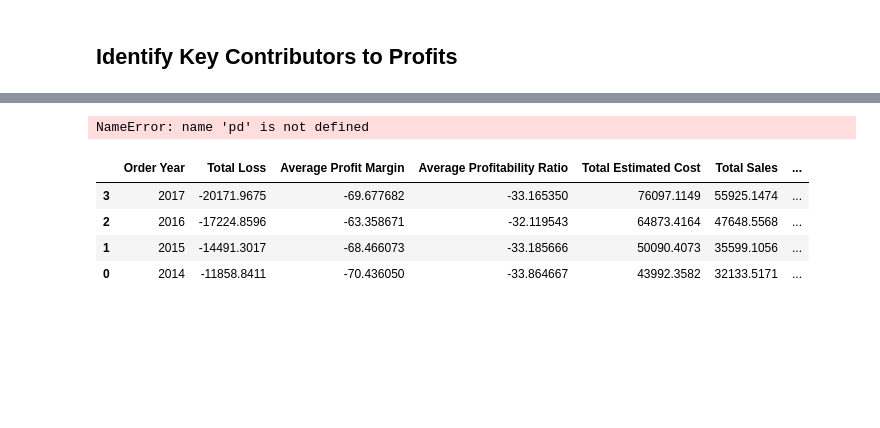
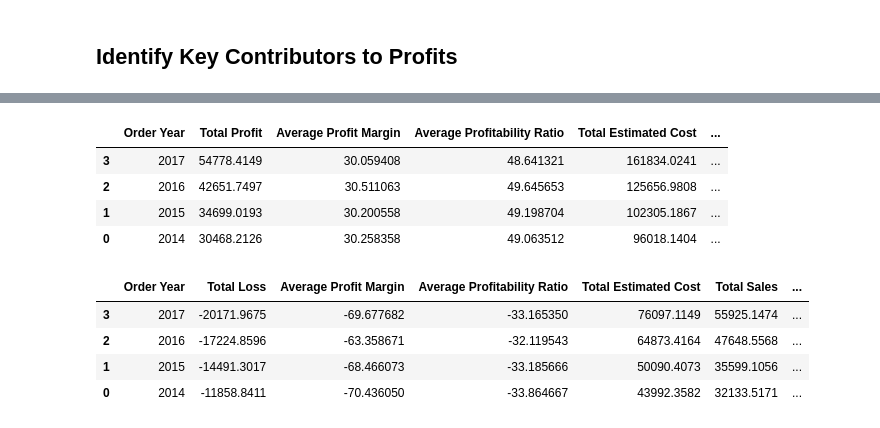
Before and after one commit to micah-shull/superstore, a Jupyter notebook: 006_superstore_PROFIT_LOSS.ipynb, the cells around one changed output, grey strips where cells are left out. Saved outputs shown, nothing was run; the diff lists cells and outputs as text; code cells hidden in the pictures; blank space fills up the shorter version.

```diff
--- a/006_superstore_PROFIT_LOSS.ipynb
+++ b/006_superstore_PROFIT_LOSS.ipynb
@@ -232,30 +230,60 @@ plt.show()
 # %%
+# Define the columns for aggregation and renaming
+aggregation_columns = {
+    'Profit': 'sum',
+    'Profit Margin': 'mean',
+    'Profitability Ratio': 'mean',  # New metric
+    'Estimated Cost': 'sum',
+    'Sales': 'sum',
+    'Discount': 'mean',
+    'Order Count': 'sum',
+    'Quantity': 'sum',
+    'Regional Market Share (%)': 'mean'  # New metric
+}
+
+rename_columns = {
+    'Profit': 'Total Loss',
+    'Profit Margin': 'Average Profit Margin',
+    'Profitability Ratio': 'Average Profitability Ratio',
+    'Estimated Cost': 'Total Estimated Cost',
+    'Sales': 'Total Sales',
+    'Discount': 'Average Discount',
+    'Order Count': 'Total Orders',
+    'Quantity': 'Total Quantity',
+    'Regional Market Share (%)': 'Average Regional Market Share'
+}
+
 # Convert 'Discount' to numeric
+data_profits['Discount'] = pd.to_numeric(data_losses['Discount'], errors='coerce')
 data_profits['Quantity'] = pd.to_numeric(data_profits['Quantity'], errors='coerce')
 
 # Aggregate profits by year using the same aggregation dictionary
 profit_table = data_profits.groupby('Order Year').agg(aggregation_columns).reset_index()
 
 # Rename columns for clarity
 profit_table.rename(columns={
     'Profit': 'Total Profit',
     'Profit Margin': 'Average Profit Margin',
     'Profitability Ratio': 'Average Profitability Ratio',
     'Estimated Cost': 'Total Estimated Cost',
     'Sales': 'Total Sales',
     'Discount': 'Average Discount',
     'Order Count': 'Total Orders',
     'Quantity': 'Total Quantity',
     'Regional Market Share (%)': 'Average Regional Market Share'
 }, inplace=True)
 
 # Sort the table by Total Profit in descending order for better analysis
 profit_table = profit_table.sort_values(by='Total Profit', ascending=False)
 
 # Display the table
 profit_table
 # %% [output]
-NameError: name 'pd' is not defined
+|  | Order Year | Total Profit | Average Profit Margin | Average Profitability Ratio | Total Estimated Cost | ... |
+| 3 | 2017 | 54778.4149 | 30.059408 | 48.641321 | 161834.0241 | ... |
+| 2 | 2016 | 42651.7497 | 30.511063 | 49.645653 | 125656.9808 | ... |
+| 1 | 2015 | 34699.0193 | 30.200558 | 49.198704 | 102305.1867 | ... |
+| 0 | 2014 | 30468.2126 | 30.258358 | 49.063512 | 96018.1404 | ... |
 # %%
 # Convert 'Discount' to numeric
 data_losses['Discount'] = pd.to_numeric(data_losses['Discount'], errors='coerce')
```
Also changed, not shown: parts of 6 cells of this notebook.
